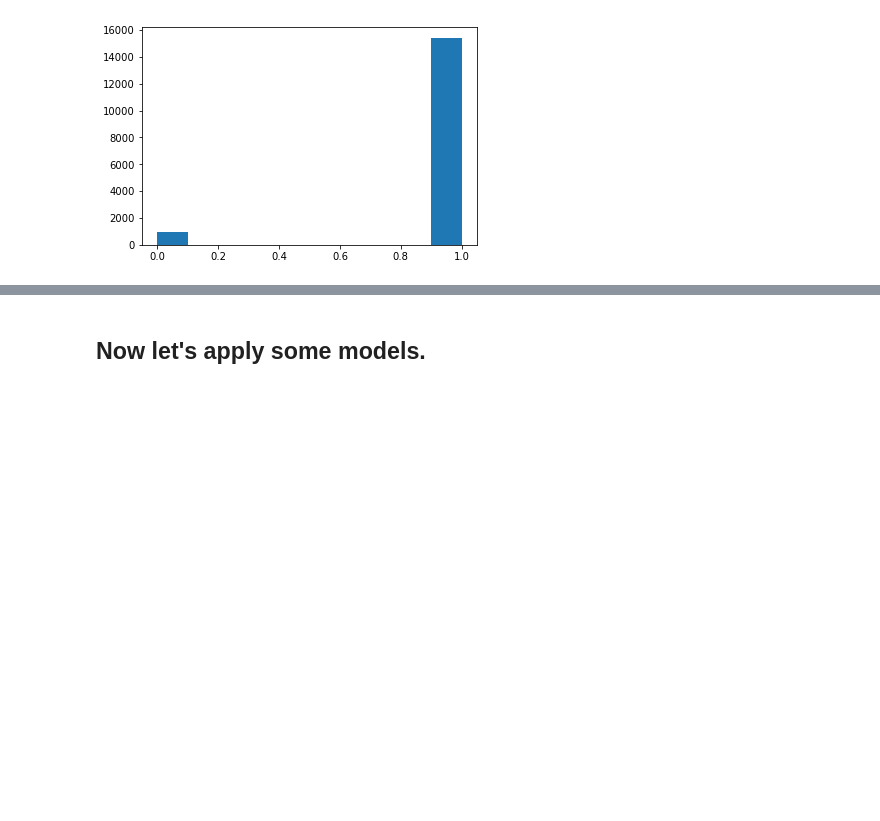
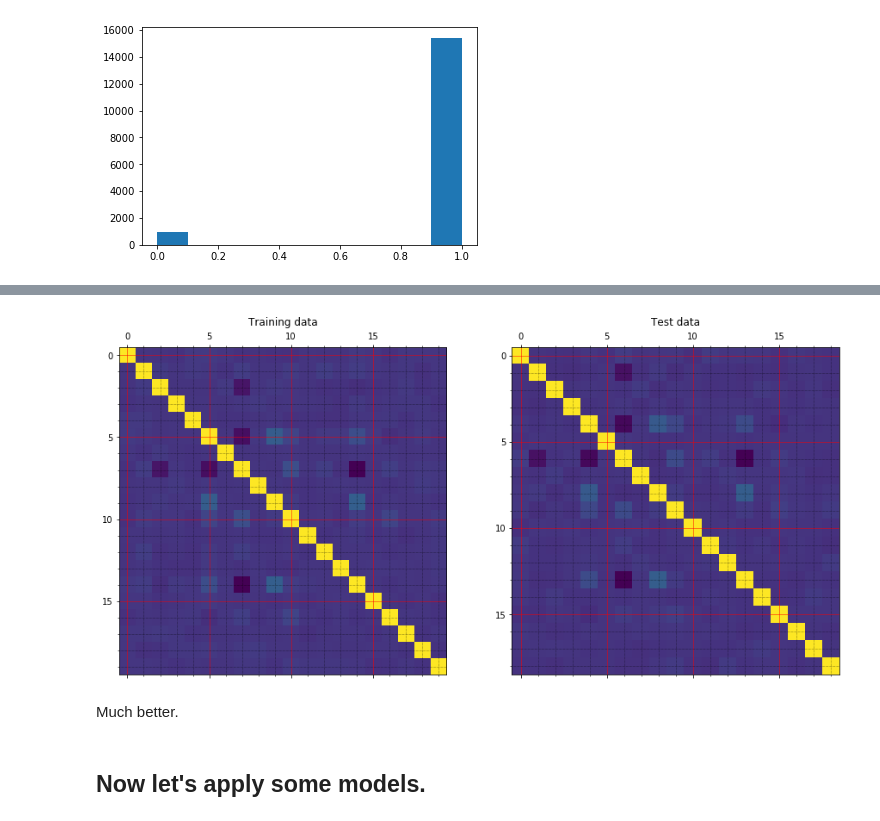
Before and after one commit to mkogerd/kaggle-midterm, a Jupyter notebook: Darden_KaggleMidterm.ipynb, the cells around one changed output, grey strips where cells are left out. Cells and saved outputs as stored; diff of their text form; code cells hidden in the pictures; blank space fills up the shorter version.

```diff
--- a/Darden_KaggleMidterm.ipynb
+++ b/Darden_KaggleMidterm.ipynb
@@ -97,0 +105,25 @@ KeyError: 'species'
+# %%
+# Drop highly correlated redundant data
+drop_cols = ['F24', 'F13', 'F12', 'F17', 'F22']
+train = train.drop(drop_cols, axis=1)
+test = test.drop(drop_cols, axis=1)
+# %%
+# Plot correlation matrices
+corr_mat = train.corr()
+f, (ax1, ax2) = plt.subplots(1, 2, figsize=(15,15))
+ax1.matshow(train.corr())
+ax2.matshow(test.corr())
+
+# Customize the grid
+ax1.set_title('Training data')
+ax1.minorticks_on()
+ax1.grid(which='major', linestyle='-', linewidth='0.5', color='red')
+ax1.grid(which='minor', linestyle=':', linewidth='0.5', color='black')
+ax2.set_title('Test data')
+ax2.minorticks_on()
+ax2.grid(which='major', linestyle='-', linewidth='0.5', color='red')
+ax2.grid(which='minor', linestyle=':', linewidth='0.5', color='black')
+# %% [output]
+[figure, added]
+# %% [markdown]
+Much better.
```
Also changed, not shown: parts of 12 cells of this notebook, 2 other files.
